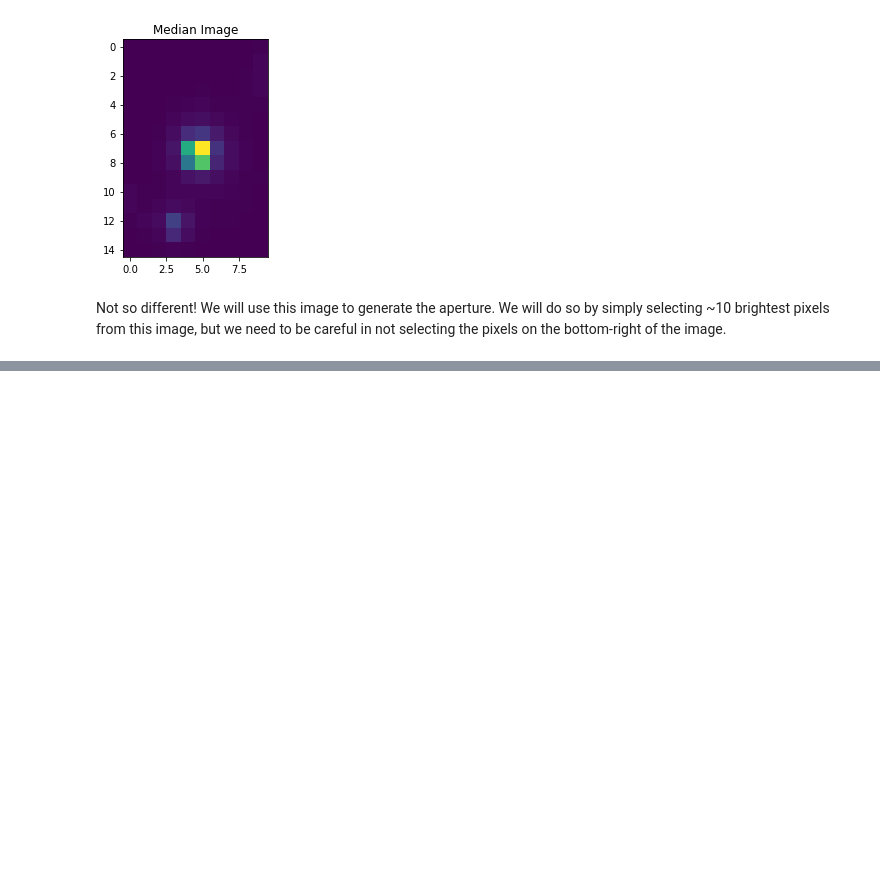
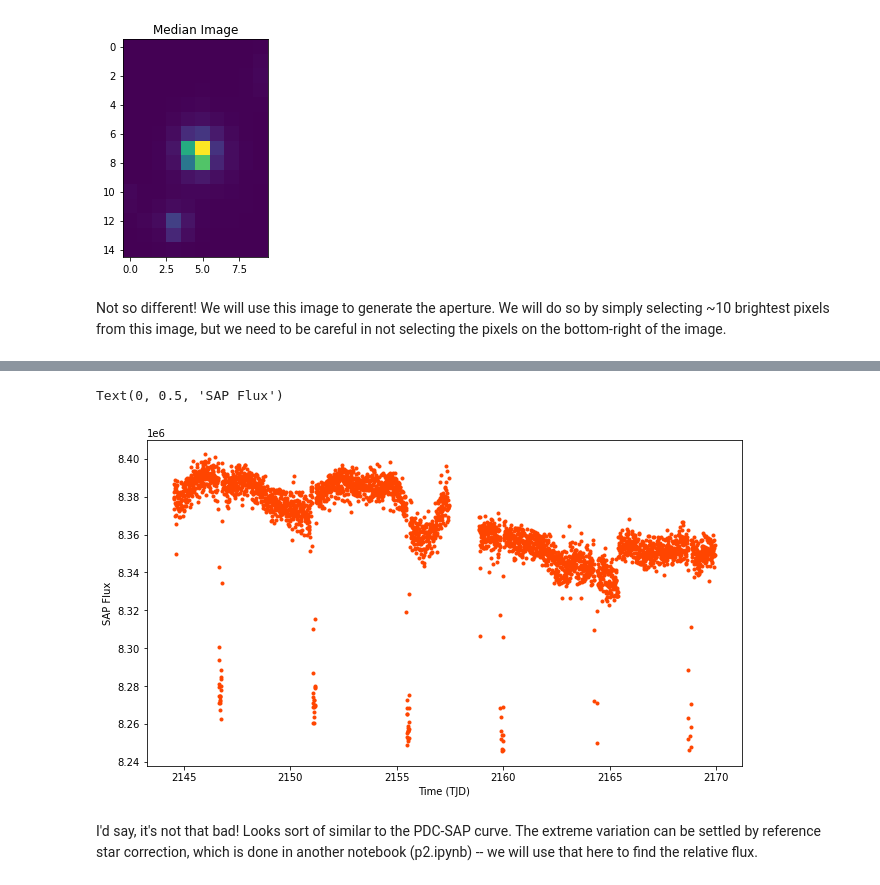
Before and after one commit to Jayshil/tess-tica, a Jupyter notebook: p1.ipynb, the cells around one changed output, grey strips where cells are left out. Cells and saved outputs as stored; diff of their text form; code cells hidden in the pictures; blank space fills up the shorter version.

```diff
--- a/p1.ipynb
+++ b/p1.ipynb
@@ -105,0 +134,20 @@ Not so different! We will use this image to generate the aperture. We will do so
+# %%
+lc1 = np.zeros(len(tims))
+for i in range(len(tims)):
+    # Background subtraction
+    tstamp2 = flxs[i,:,:] - np.median(flxs[i,:,:]*bkg_mask, axis=(0,1))
+    lc1[i] = np.nansum(tstamp2*ap_mask, axis=(0,1))
+# %%
+sc = SigmaClip(sigma_upper=5, sigma_lower=5, stdfunc=mad_std, maxiters=None)
+msk1 = sc(lc1).mask
+
+# Let's see how it looks (please be good)
+plt.figure(figsize=(16/1.5, 9/1.5))
+plt.errorbar(tims[~msk1], lc1[~msk1], fmt='.', c='orangered')
+plt.xlabel('Time (TJD)')
+plt.ylabel('SAP Flux')
+# %% [output]
+Text(0, 0.5, 'SAP Flux')
+[figure, added]
+# %% [markdown]
+I'd say, it's not that bad! Looks sort of similar to the PDC-SAP curve. The extreme variation can be settled by reference star correction, which is done in another notebook (p2.ipynb) -- we will use that here to find the relative flux.
```
Also changed, not shown: parts of 4 cells of this notebook.
